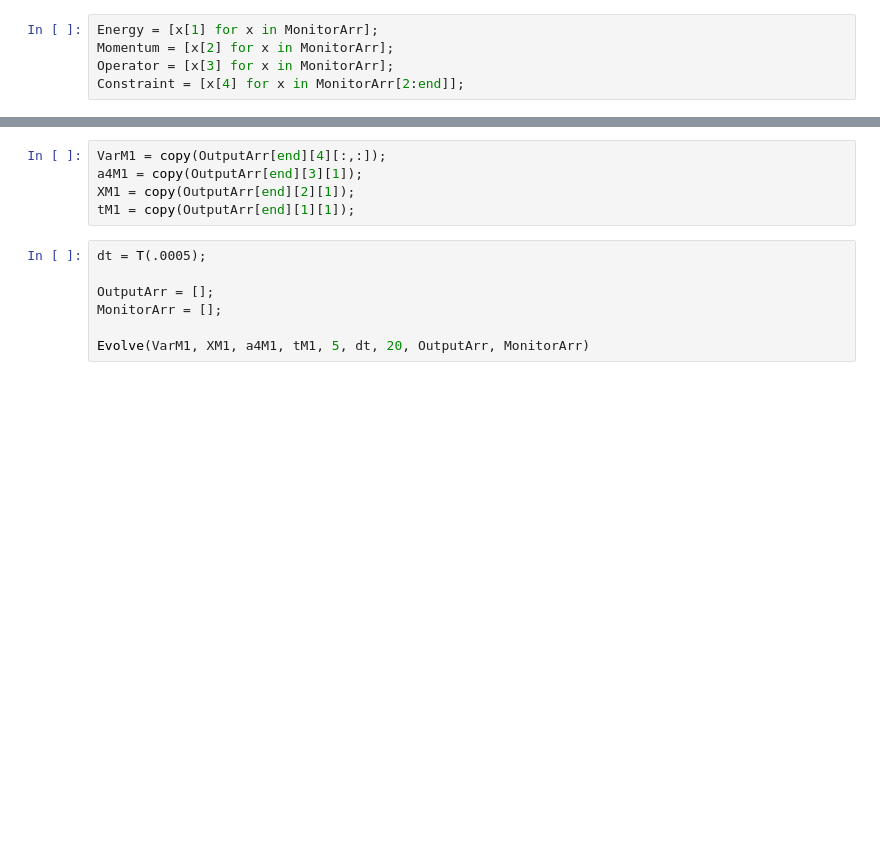
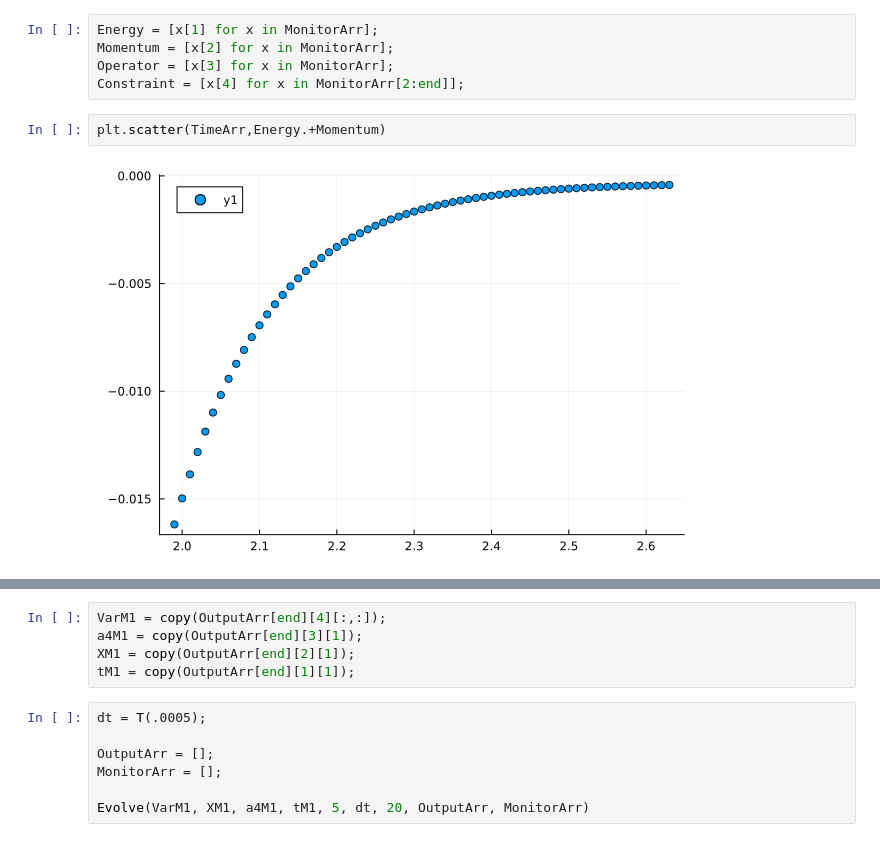
Before and after one commit to JanKozuszek/Reproducing-Dynamic-Holo, a Jupyter notebook: CosmoRun.ipynb, the cells around one changed output, grey strips where cells are left out. Saved outputs shown, nothing was run; the diff lists cells and outputs as text; blank space fills up the shorter version.

```diff
--- a/CosmoRun.ipynb
+++ b/CosmoRun.ipynb
@@ -107,3 +107,7 @@ Energy = [x[1] for x in MonitorArr];
 Momentum = [x[2] for x in MonitorArr];
 Operator = [x[3] for x in MonitorArr];
 Constraint = [x[4] for x in MonitorArr[2:end]];
+# %%
+plt.scatter(TimeArr,Energy.+Momentum)
+# %% [output]
+[figure, added]
```
Also changed, not shown: parts of 7 cells of this notebook.
